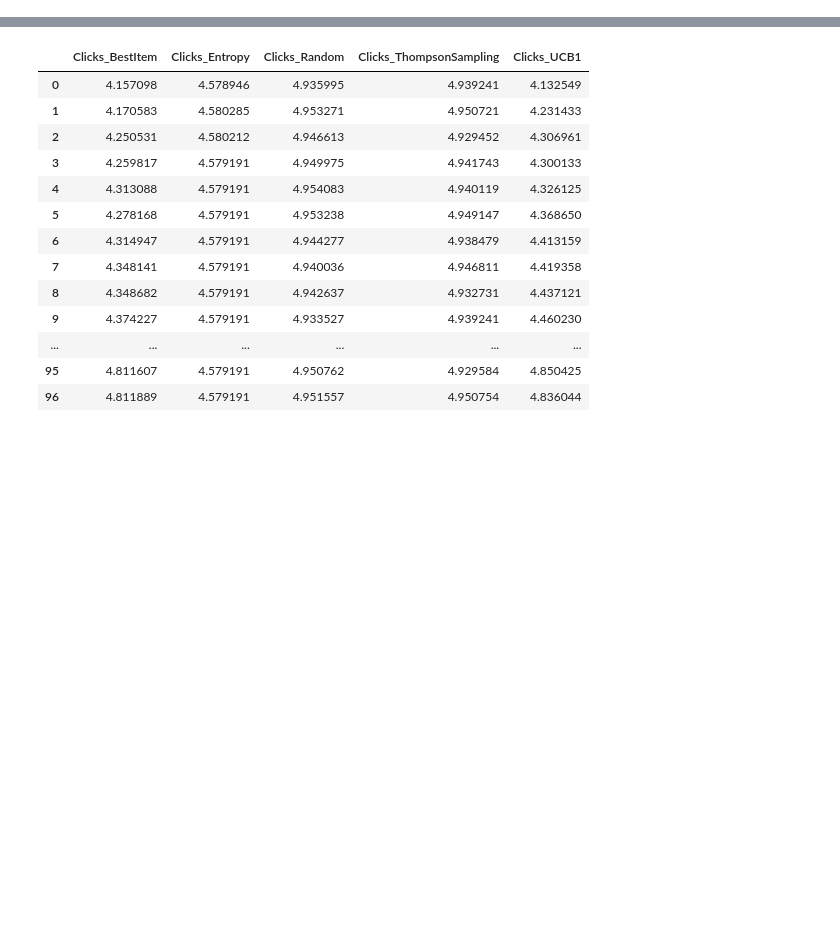
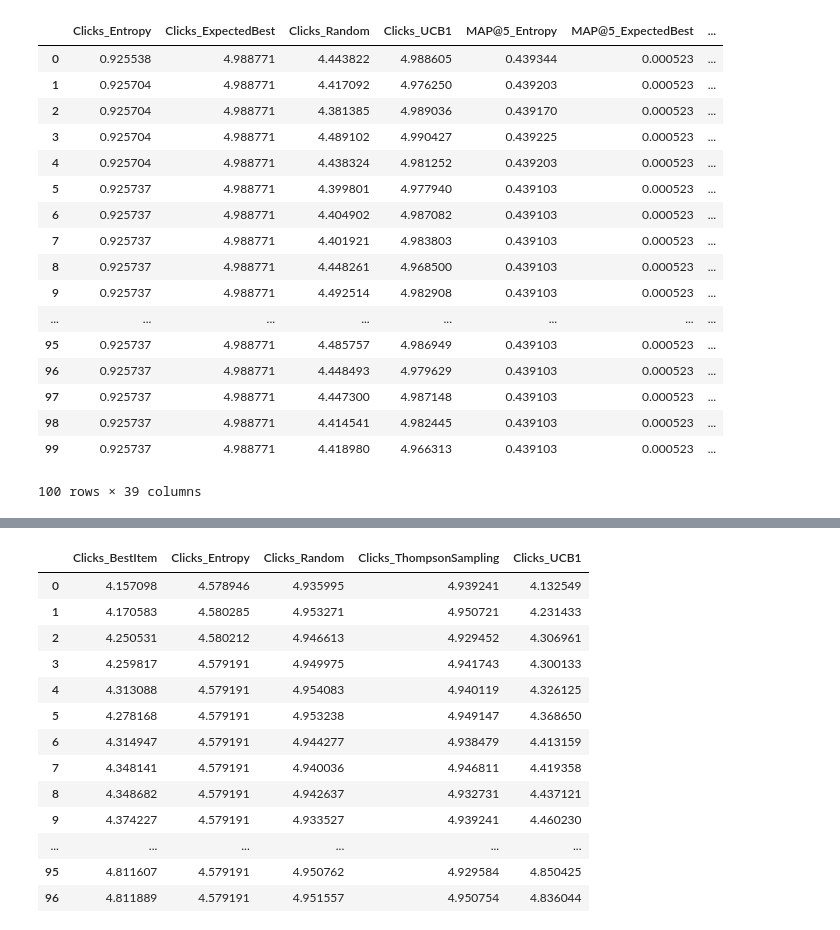
Before and after one commit to wuga214/Q-VAE-Recommendation, a Jupyter notebook: Kai Plot/Plot.ipynb, the cells around one changed output, grey strips where cells are left out. Cells and saved outputs as stored; diff of their text form; code cells hidden in the pictures; blank space fills up the shorter version.

```diff
--- a/Kai Plot/Plot.ipynb
+++ b/Kai Plot/Plot.ipynb
@@ -45,0 +47,3 @@ Random
+# %%
+ExpectedBest = preprocess_df("ExpectedBest_IFVAE_Latent_True_100steps_5items_per_step_per_user")
+ExpectedBest
@@ -45,0 +70,3 @@ Random
+# %%
+Entropy = preprocess_df("Entropy_IFVAE_Latent_True_100steps_5items_per_step_per_user")
+Entropy
@@ -45,0 +116,3 @@ Random
+# %%
+df = pd.concat([Random, ExpectedBest, Entropy, UCB1], axis=1)
+df
@@ -45,0 +138,22 @@ Random
+# %%
+df_sort_column = df.reindex(sorted(df.columns), axis=1)
+df_sort_column
+# %% [output]
+|  | Clicks_Entropy | Clicks_ExpectedBest | Clicks_Random | Clicks_UCB1 | MAP@5_Entropy | MAP@5_ExpectedBest | ... |
+| 0 | 0.925538 | 4.988771 | 4.443822 | 4.988605 | 0.439344 | 0.000523 | ... |
+| 1 | 0.925704 | 4.988771 | 4.417092 | 4.976250 | 0.439203 | 0.000523 | ... |
+| 2 | 0.925704 | 4.988771 | 4.381385 | 4.989036 | 0.439170 | 0.000523 | ... |
+| 3 | 0.925704 | 4.988771 | 4.489102 | 4.990427 | 0.439225 | 0.000523 | ... |
+| 4 | 0.925704 | 4.988771 | 4.438324 | 4.981252 | 0.439203 | 0.000523 | ... |
+| 5 | 0.925737 | 4.988771 | 4.399801 | 4.977940 | 0.439103 | 0.000523 | ... |
+| 6 | 0.925737 | 4.988771 | 4.404902 | 4.987082 | 0.439103 | 0.000523 | ... |
+| 7 | 0.925737 | 4.988771 | 4.401921 | 4.983803 | 0.439103 | 0.000523 | ... |
+| 8 | 0.925737 | 4.988771 | 4.448261 | 4.968500 | 0.439103 | 0.000523 | ... |
+| 9 | 0.925737 | 4.988771 | 4.492514 | 4.982908 | 0.439103 | 0.000523 | ... |
+| ... | ... | ... | ... | ... | ... | ... | ... |
+| 95 | 0.925737 | 4.988771 | 4.485757 | 4.986949 | 0.439103 | 0.000523 | ... |
+| 96 | 0.925737 | 4.988771 | 4.448493 | 4.979629 | 0.439103 | 0.000523 | ... |
+| 97 | 0.925737 | 4.988771 | 4.447300 | 4.987148 | 0.439103 | 0.000523 | ... |
+| 98 | 0.925737 | 4.988771 | 4.414541 | 4.982445 | 0.439103 | 0.000523 | ... |
+| 99 | 0.925737 | 4.988771 | 4.418980 | 4.966313 | 0.439103 | 0.000523 | ... |
+100 rows × 39 columns
```
Also changed, not shown: parts of 10 cells of this notebook, 41 other files.
